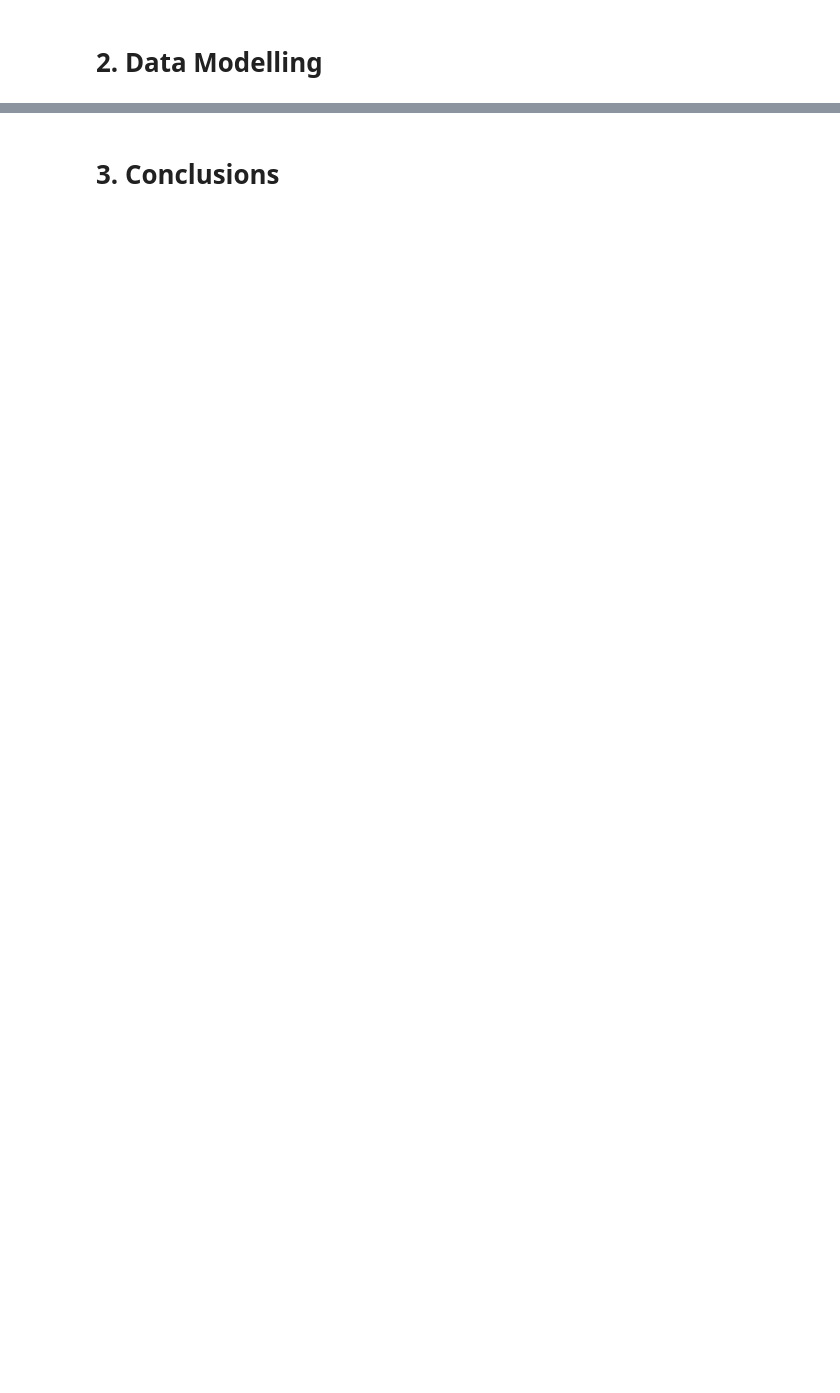
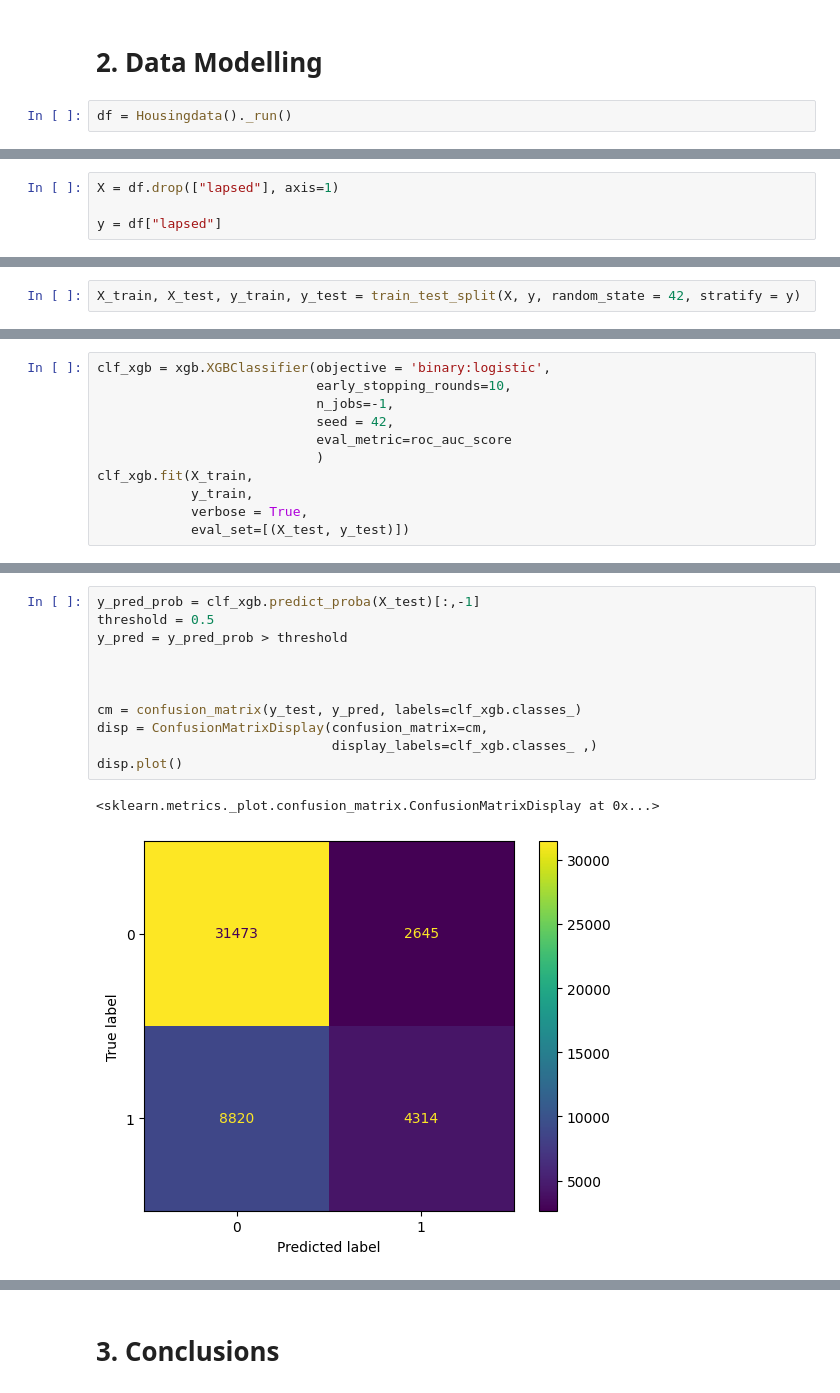
Before and after one commit to jjp4595/insurance_data_science, a Jupyter notebook: notebooks/JP_eSure.ipynb, the cells around one changed output, grey strips where cells are left out. Drawn from its saved outputs; the diff is of its cells as text; blank space fills up the shorter version.

```diff
--- a/notebooks/JP_eSure.ipynb
+++ b/notebooks/JP_eSure.ipynb
@@ -130,2 +523,4 @@ XGBoost only allows `int`, `float`, or `boolean` data types.
 # %% [markdown]
 # 2. Data Modelling
+# %%
+df = Housingdata()._run()
@@ -131,0 +547,4 @@ XGBoost only allows `int`, `float`, or `boolean` data types.
+# %%
+X = df.drop(["lapsed"], axis=1)
+
+y = df["lapsed"]
@@ -131,0 +557,2 @@ XGBoost only allows `int`, `float`, or `boolean` data types.
+# %%
+X_train, X_test, y_train, y_test = train_test_split(X, y, random_state = 42, stratify = y)
@@ -131,0 +572,11 @@ XGBoost only allows `int`, `float`, or `boolean` data types.
+# %%
+clf_xgb = xgb.XGBClassifier(objective = 'binary:logistic',
+                            early_stopping_rounds=10,
+                            n_jobs=-1,
+                            seed = 42,
+                            eval_metric=roc_auc_score
+                            )
+clf_xgb.fit(X_train,
+            y_train,
+            verbose = True,
+            eval_set=[(X_test, y_test)])
@@ -131,0 +605,14 @@ XGBoost only allows `int`, `float`, or `boolean` data types.
+# %%
+y_pred_prob = clf_xgb.predict_proba(X_test)[:,-1]
+threshold = 0.5
+y_pred = y_pred_prob > threshold
+
+
+
+cm = confusion_matrix(y_test, y_pred, labels=clf_xgb.classes_)
+disp = ConfusionMatrixDisplay(confusion_matrix=cm,
+                              display_labels=clf_xgb.classes_ ,)
+disp.plot()
+# %% [output]
+<sklearn.metrics._plot.confusion_matrix.ConfusionMatrixDisplay at 0x...>
+[figure, added]
```
Also changed, not shown: parts of 84 cells of this notebook.
